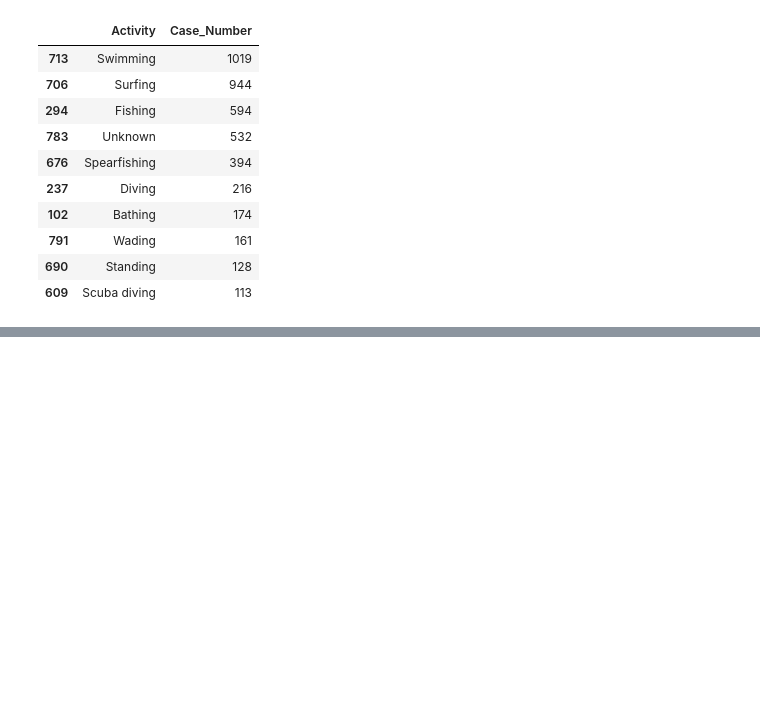
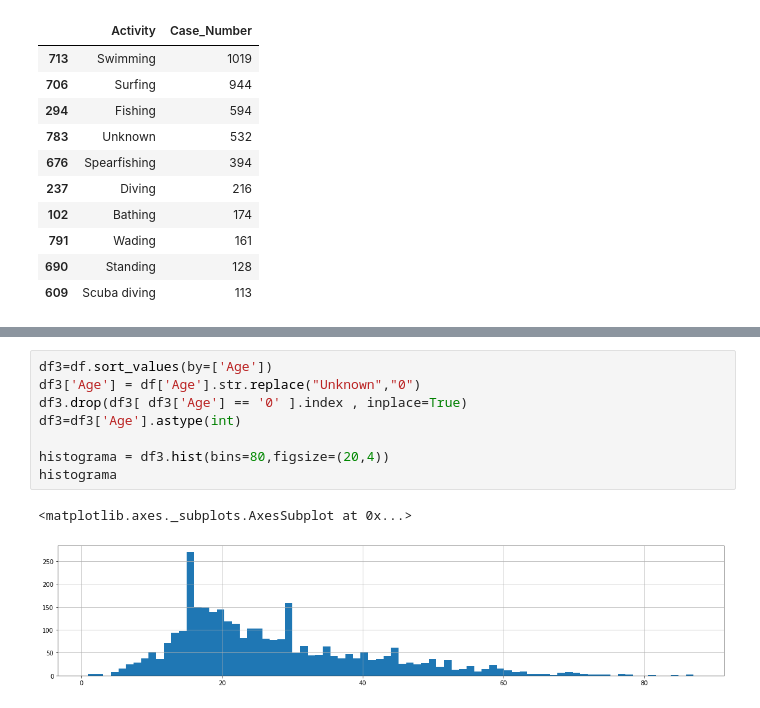
Before and after one commit to ta-datapt-bcn/project-pandas, a Jupyter notebook: project.ipynb, the cells around one changed output, grey strips where cells are left out. Drawn from its saved outputs; the diff is of its cells as text; blank space fills up the shorter version.

```diff
--- a/project.ipynb
+++ b/project.ipynb
@@ -402,0 +483,11 @@ Activity.sort_values(by=['Case_Number'], ascending=False).head(10)
+# %%
+df3=df.sort_values(by=['Age'])
+df3['Age'] = df['Age'].str.replace("Unknown","0")
+df3.drop(df3[ df3['Age'] == '0' ].index , inplace=True)
+df3=df3['Age'].astype(int)
+
+histograma = df3.hist(bins=80,figsize=(20,4))
+histograma
+# %% [output]
+<matplotlib.axes._subplots.AxesSubplot at 0x...>
+[figure, added]
```
Also changed, not shown: parts of 58 cells of this notebook, 1 other file.
